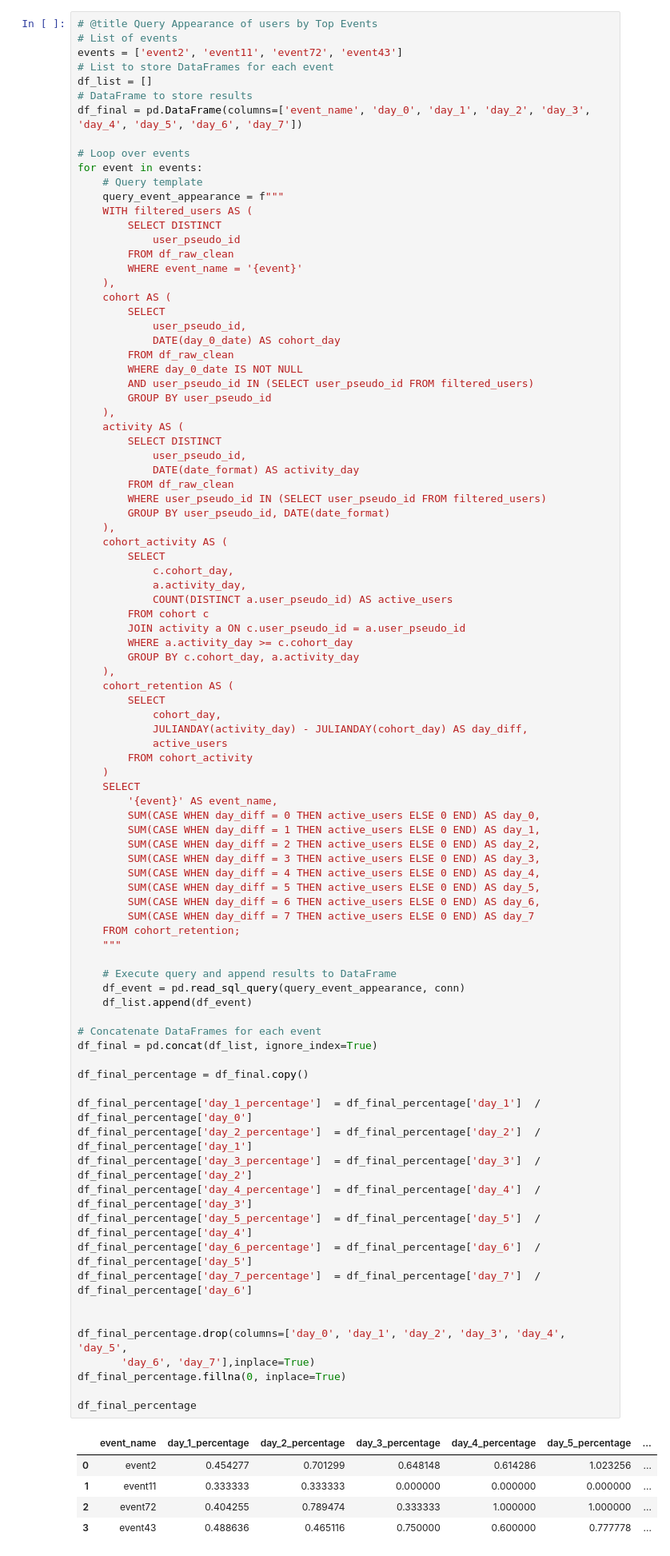
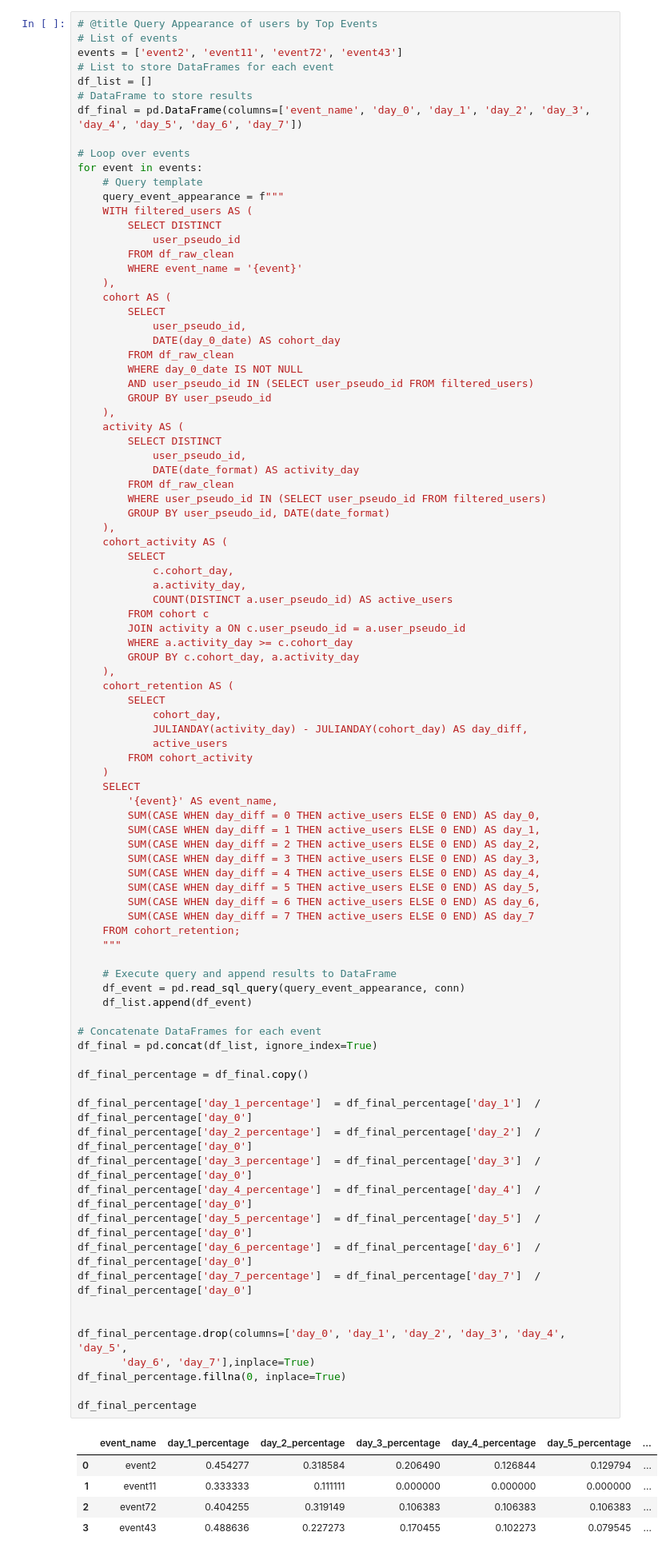
Before and after one commit to ehpower/FrogApp, a Jupyter notebook: Frog_App.ipynb, the cells around one changed output. Shown: that part at 80% size. Drawn from its saved outputs; the diff is of its cells as text.

```diff
--- a/Frog_App.ipynb
+++ b/Frog_App.ipynb
@@ -839,41 +875,41 @@ for event in events:
         SUM(CASE WHEN day_diff = 0 THEN active_users ELSE 0 END) AS day_0,
         SUM(CASE WHEN day_diff = 1 THEN active_users ELSE 0 END) AS day_1,
         SUM(CASE WHEN day_diff = 2 THEN active_users ELSE 0 END) AS day_2,
         SUM(CASE WHEN day_diff = 3 THEN active_users ELSE 0 END) AS day_3,
         SUM(CASE WHEN day_diff = 4 THEN active_users ELSE 0 END) AS day_4,
         SUM(CASE WHEN day_diff = 5 THEN active_users ELSE 0 END) AS day_5,
         SUM(CASE WHEN day_diff = 6 THEN active_users ELSE 0 END) AS day_6,
         SUM(CASE WHEN day_diff = 7 THEN active_users ELSE 0 END) AS day_7
     FROM cohort_retention;
     """
 
     # Execute query and append results to DataFrame
     df_event = pd.read_sql_query(query_event_appearance, conn)
     df_list.append(df_event)
 
 # Concatenate DataFrames for each event
 df_final = pd.concat(df_list, ignore_index=True)
 
 df_final_percentage = df_final.copy()
 
 df_final_percentage['day_1_percentage']  = df_final_percentage['day_1']  / df_final_percentage['day_0']
-df_final_percentage['day_2_percentage']  = df_final_percentage['day_2']  / df_final_percentage['day_1']
-df_final_percentage['day_3_percentage']  = df_final_percentage['day_3']  / df_final_percentage['day_2']
-df_final_percentage['day_4_percentage']  = df_final_percentage['day_4']  / df_final_percentage['day_3']
-df_final_percentage['day_5_percentage']  = df_final_percentage['day_5']  / df_final_percentage['day_4']
-df_final_percentage['day_6_percentage']  = df_final_percentage['day_6']  / df_final_percentage['day_5']
-df_final_percentage['day_7_percentage']  = df_final_percentage['day_7']  / df_final_percentage['day_6']
+df_final_percentage['day_2_percentage']  = df_final_percentage['day_2']  / df_final_percentage['day_0']
+df_final_percentage['day_3_percentage']  = df_final_percentage['day_3']  / df_final_percentage['day_0']
+df_final_percentage['day_4_percentage']  = df_final_percentage['day_4']  / df_final_percentage['day_0']
+df_final_percentage['day_5_percentage']  = df_final_percentage['day_5']  / df_final_percentage['day_0']
+df_final_percentage['day_6_percentage']  = df_final_percentage['day_6']  / df_final_percentage['day_0']
+df_final_percentage['day_7_percentage']  = df_final_percentage['day_7']  / df_final_percentage['day_0']
 
 
 df_final_percentage.drop(columns=['day_0', 'day_1', 'day_2', 'day_3', 'day_4', 'day_5',
        'day_6', 'day_7'],inplace=True)
 df_final_percentage.fillna(0, inplace=True)
 
 df_final_percentage
 # %% [output]
 |  | event_name | day_1_percentage | day_2_percentage | day_3_percentage | day_4_percentage | day_5_percentage | ... |
-| 0 | event2 | 0.454277 | 0.701299 | 0.648148 | 0.614286 | 1.023256 | ... |
-| 1 | event11 | 0.333333 | 0.333333 | 0.000000 | 0.000000 | 0.000000 | ... |
-| 2 | event72 | 0.404255 | 0.789474 | 0.333333 | 1.000000 | 1.000000 | ... |
-| 3 | event43 | 0.488636 | 0.465116 | 0.750000 | 0.600000 | 0.777778 | ... |
+| 0 | event2 | 0.454277 | 0.318584 | 0.206490 | 0.126844 | 0.129794 | ... |
+| 1 | event11 | 0.333333 | 0.111111 | 0.000000 | 0.000000 | 0.000000 | ... |
+| 2 | event72 | 0.404255 | 0.319149 | 0.106383 | 0.106383 | 0.106383 | ... |
+| 3 | event43 | 0.488636 | 0.227273 | 0.170455 | 0.102273 | 0.079545 | ... |
 # %%
```
Also changed, not shown: parts of 36 cells of this notebook.
